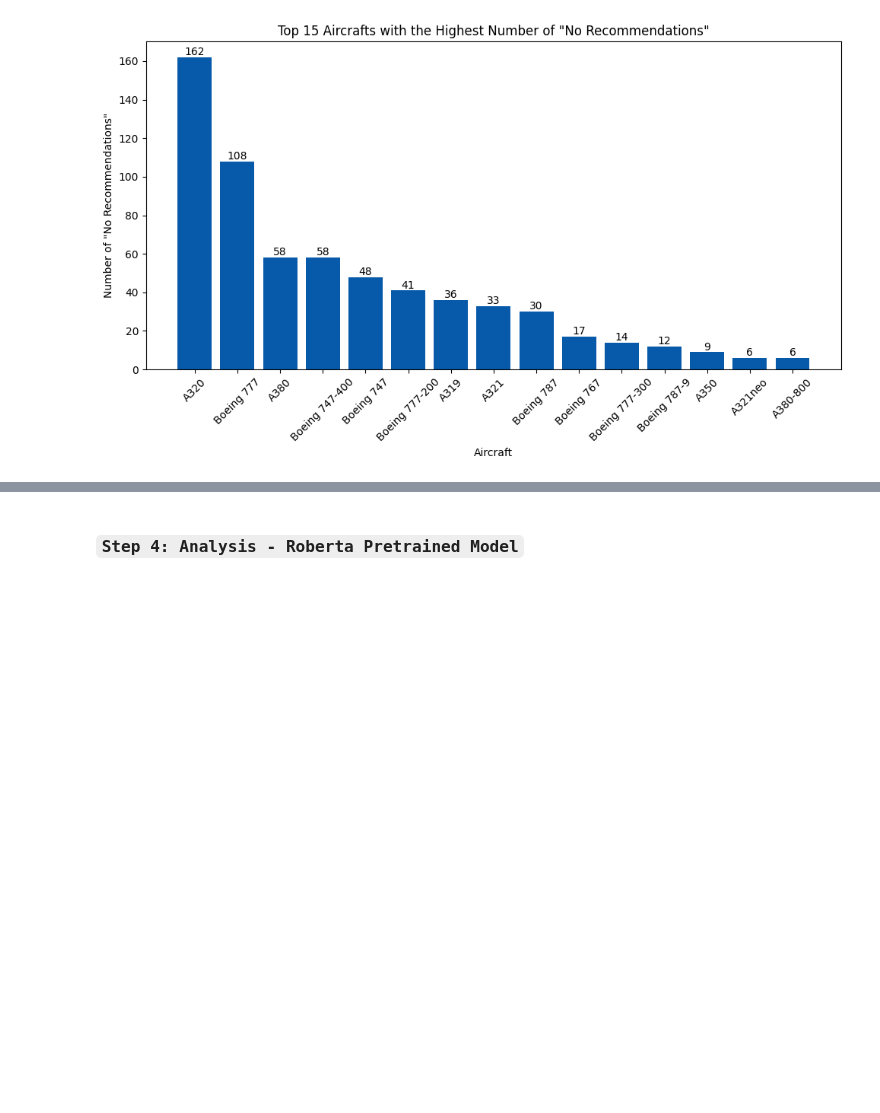
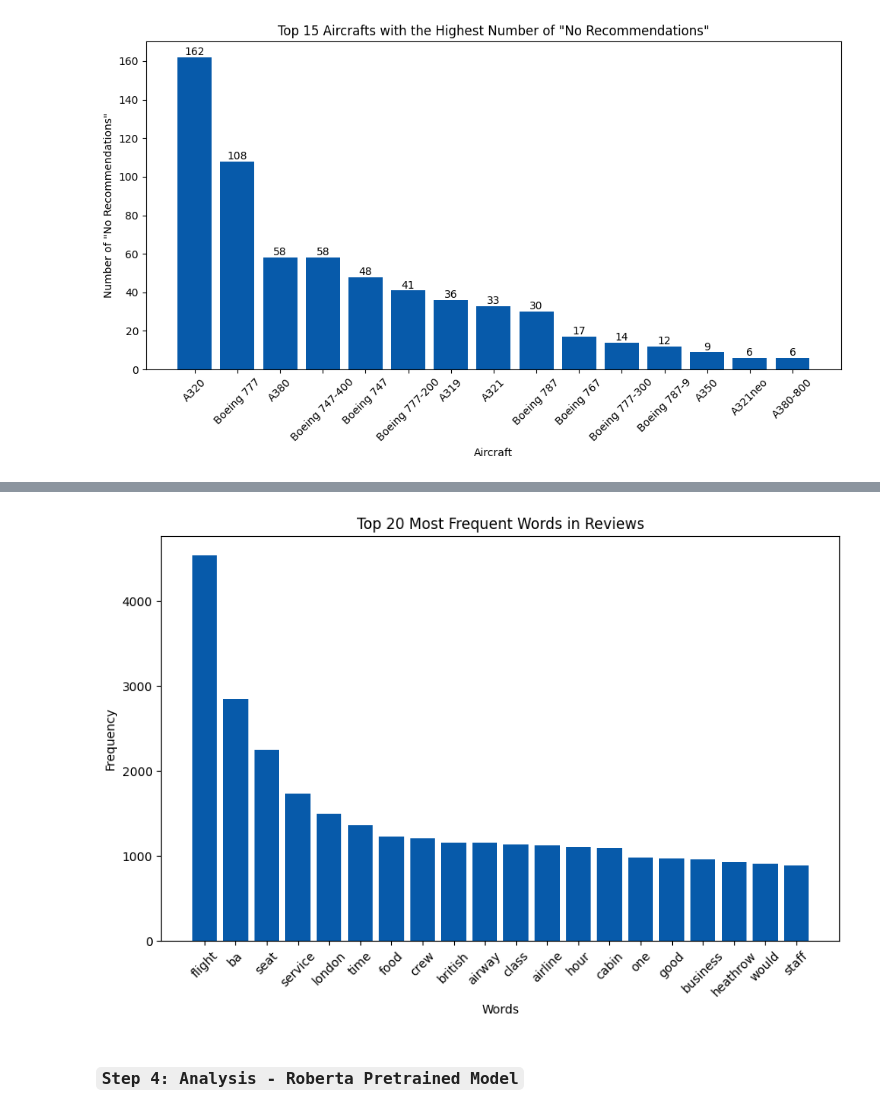
Before and after one commit to Ukomah/Customer-sentiment-analysis-for-british-airways-reviews, a Jupyter notebook: ba_reviews_analysis.ipynb, the cells around one changed output, grey strips where cells are left out. Cells and saved outputs as stored; diff of their text form; code cells hidden in the pictures; blank space fills up the shorter version.

```diff
--- a/ba_reviews_analysis.ipynb
+++ b/ba_reviews_analysis.ipynb
@@ -294,3 +301,50 @@ plt.show()
+# %%
+reviews = df['body'].dropna().tolist()
+
+# Initialize lemmatizer and stop words
+lemmatizer = WordNetLemmatizer()
+stop_words = set(stopwords.words('english'))
+
+
+
+def preprocess(text):
+    tokens = word_tokenize(text.lower())
+    tokens = [word for word in tokens if word.isalpha() and word not in stop_words]
+    tokens = [lemmatizer.lemmatize(token) for token in tokens]
+    return tokens
+
+processed_reviews = [preprocess(review) for review in reviews]
+
+
+# Apply preprocessing to the reviews
+processed_reviews = [preprocess(review) for review in reviews]
+
+
+
+
+# Flatten the list of lists and count term frequencies
+all_words = [word for review in processed_reviews for word in review]
+word_freq = Counter(all_words)
+
+# Get the top 20 most common words
+top_words = word_freq.most_common(20)
+
+
+# Separate the words and their frequencies for plotting
+words, frequencies = zip(*top_words)
+
+# Plot the bar chart
+plt.figure(figsize=(10, 6))
+plt.bar(words, frequencies,color='#075AAA')
+plt.xlabel('Words')
+plt.ylabel('Frequency')
+plt.title('Top 20 Most Frequent Words in Reviews')
+plt.xticks(rotation=45)
+
+plt.savefig('img/word_freq_result.png')
+plt.show()
+# %% [output]
+[figure, added]
 # %% [markdown]
 ### `Step 4: Analysis - Roberta Pretrained Model`
 # %% [markdown]
```
Also changed, not shown: parts of 13 cells of this notebook.
